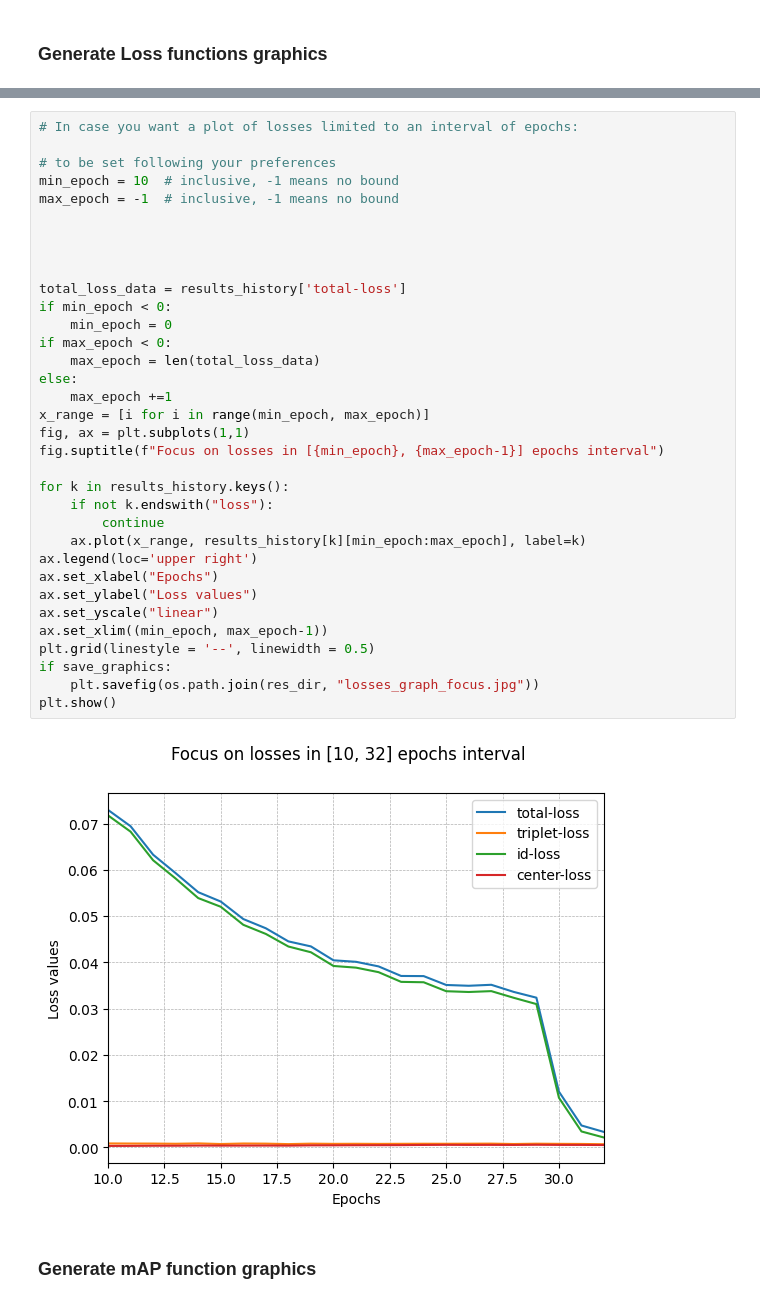
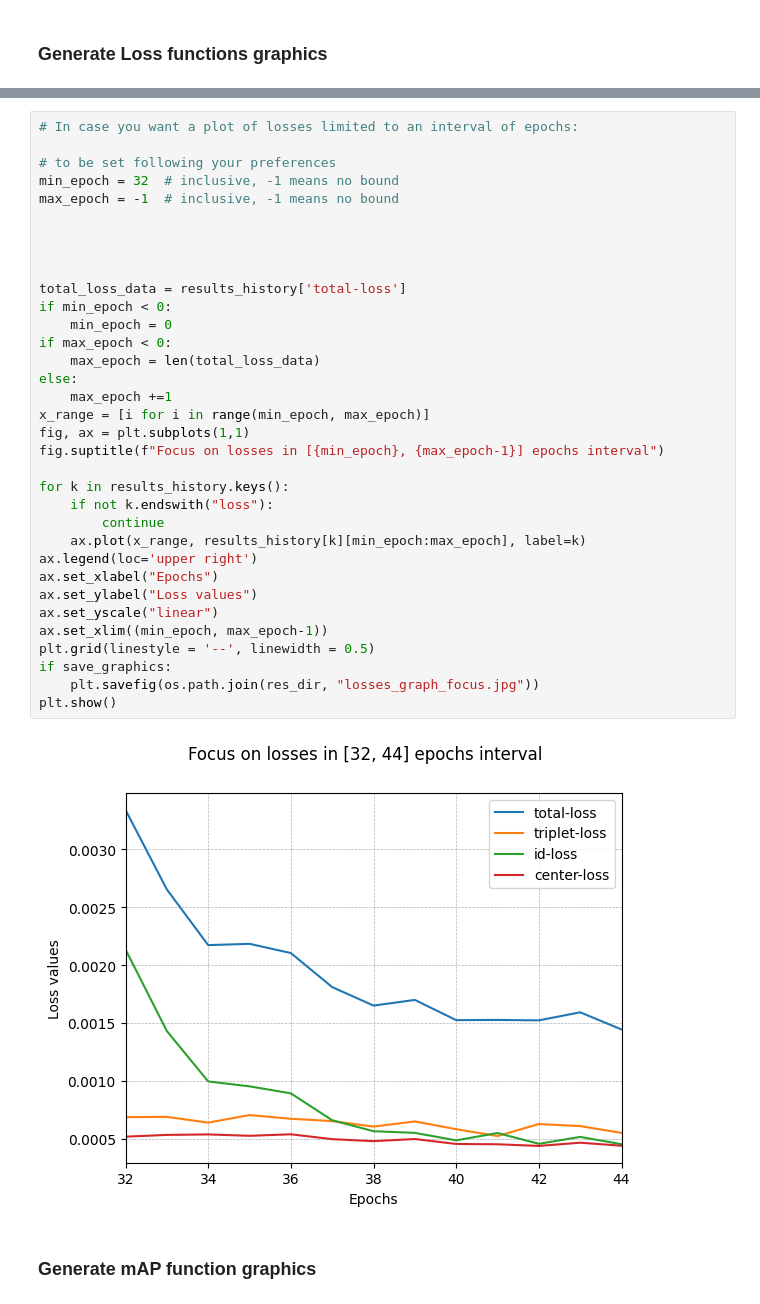
Before and after one commit to martinellop/People-Analysis, a Jupyter notebook: ReID/deep/graphics.ipynb, the cells around one changed output, grey strips where cells are left out. Cells and saved outputs as stored; diff of their text form.

```diff
--- a/ReID/deep/graphics.ipynb
+++ b/ReID/deep/graphics.ipynb
@@ -56,38 +56,38 @@ plt.show()
 # In case you want a plot of losses limited to an interval of epochs:
 
 # to be set following your preferences
-min_epoch = 10  # inclusive, -1 means no bound
+min_epoch = 32  # inclusive, -1 means no bound
 max_epoch = -1  # inclusive, -1 means no bound
 
 
 
 
 total_loss_data = results_history['total-loss']
 if min_epoch < 0:
     min_epoch = 0
 if max_epoch < 0:
     max_epoch = len(total_loss_data)
 else:
     max_epoch +=1
 x_range = [i for i in range(min_epoch, max_epoch)]
 fig, ax = plt.subplots(1,1)
 fig.suptitle(f"Focus on losses in [{min_epoch}, {max_epoch-1}] epochs interval")
 
 for k in results_history.keys():
     if not k.endswith("loss"):
         continue
     ax.plot(x_range, results_history[k][min_epoch:max_epoch], label=k)
 ax.legend(loc='upper right')
 ax.set_xlabel("Epochs")
 ax.set_ylabel("Loss values")
 ax.set_yscale("linear")
 ax.set_xlim((min_epoch, max_epoch-1))
 plt.grid(linestyle = '--', linewidth = 0.5)
 if save_graphics:
     plt.savefig(os.path.join(res_dir, "losses_graph_focus.jpg"))
 plt.show()
 # %% [output]
-[figure, old version]
+[figure, new version]
 # %% [markdown]
 ### Generate mAP function graphics
 # %%
```
Also changed, not shown: parts of 6 cells of this notebook, 4 other files.
